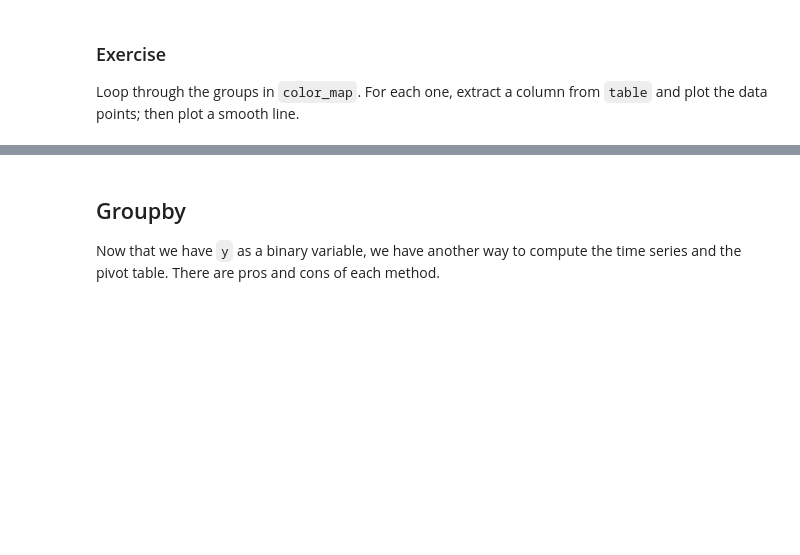
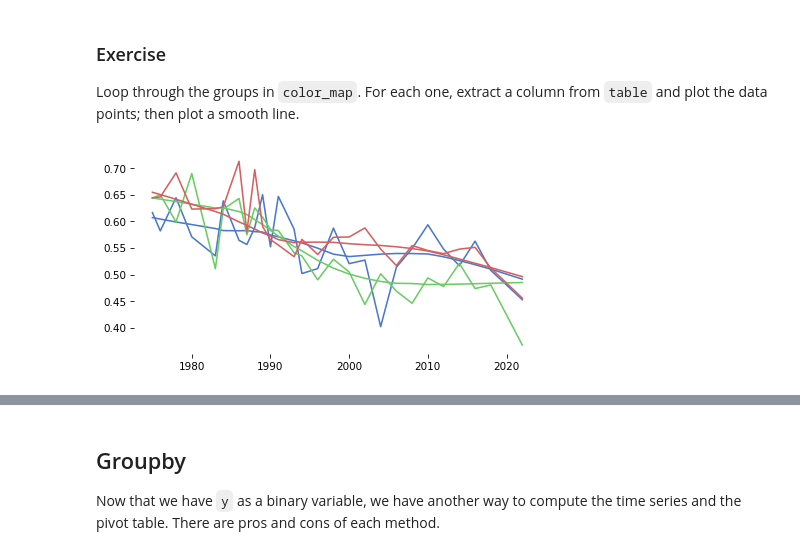
Before and after one commit to depinedo/clean_and_merge, a Jupyter notebook: notebooks/01_simpson.ipynb, the cells around one changed output, grey strips where cells are left out. Cells and saved outputs as stored; diff of their text form; code cells hidden in the pictures; blank space fills up the shorter version.

```diff
--- a/notebooks/01_simpson.ipynb
+++ b/notebooks/01_simpson.ipynb
@@ -485,5 +503,20 @@ We'll select colors from a Seaborn color palette.
+# %%
+color_map = {
+    'Liberal': muted[0],
+    'Moderate': muted[2],
+    'Conservative': muted[3],
+}
 # %% [markdown]
 ### Exercise
 
 Loop through the groups in `color_map`.
 For each one, extract a column from `table` and plot the data points; then plot a smooth line.
+# %%
+# Ai Solution
+for i in color_map:
+    plt.plot(table.index, table[i], label = i, color = color_map[i])
+
+    smooth_series = make_lowess(table[i])
+    plt.plot(table.index, smooth_series, color = color_map[i])
+# %% [output]
+[figure, added]
```
Also changed, not shown: parts of 18 cells of this notebook.
